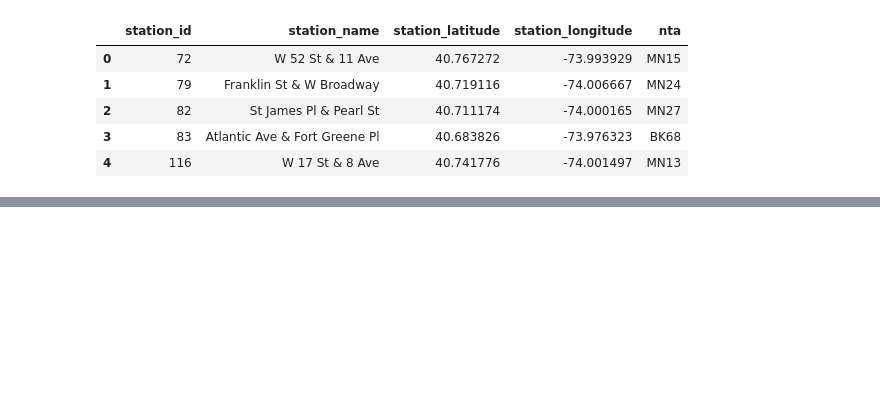
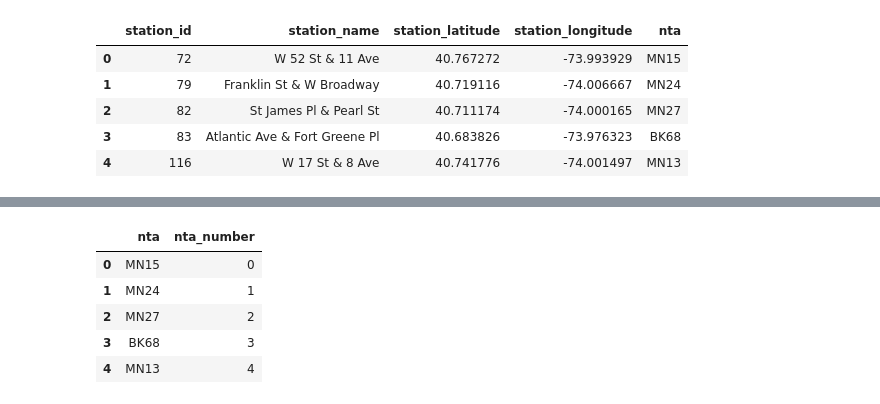
Before and after one commit to fpervaiz/LondonSpringDatathon2020, a Jupyter notebook: draw-stations.ipynb, the cells around one changed output, grey strips where cells are left out. Saved outputs shown, nothing was run; the diff lists cells and outputs as text; code cells hidden in the pictures; blank space fills up the shorter version.

```diff
--- a/draw-stations.ipynb
+++ b/draw-stations.ipynb
@@ -73,0 +75,11 @@ array(['MN15', 'MN24', 'MN27', 'BK68', 'MN13', 'BK75', 'MN23', 'MN17',
+# %%
+nta_to_num = pd.DataFrame(list(zip(bike_stations.nta.unique(), np.arange(len(bike_stations.nta.unique())))),
+                        columns =['nta', 'nta_number'])
+nta_to_num.head()
+# %% [output]
+|  | nta | nta_number |
+| 0 | MN15 | 0 |
+| 1 | MN24 | 1 |
+| 2 | MN27 | 2 |
+| 3 | BK68 | 3 |
+| 4 | MN13 | 4 |
```
Also changed, not shown: parts of 7 cells of this notebook, 6 other files.
